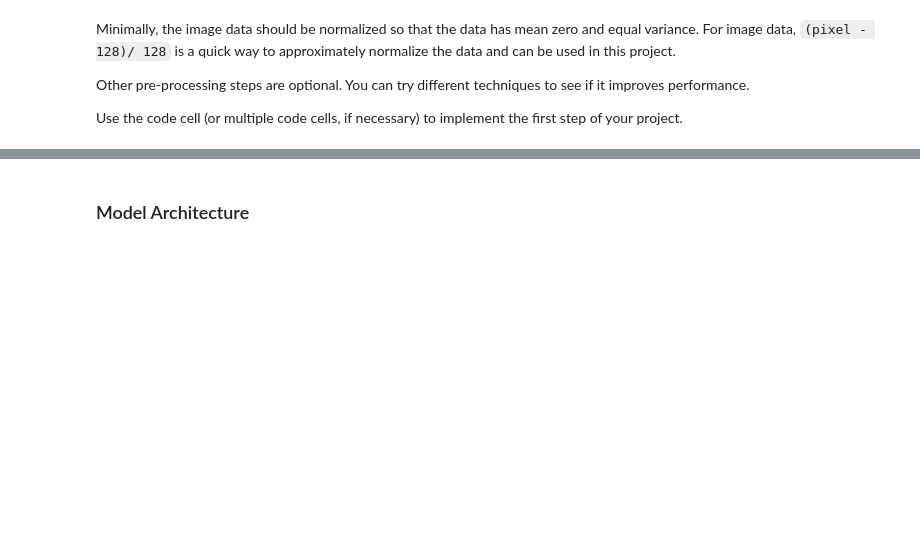
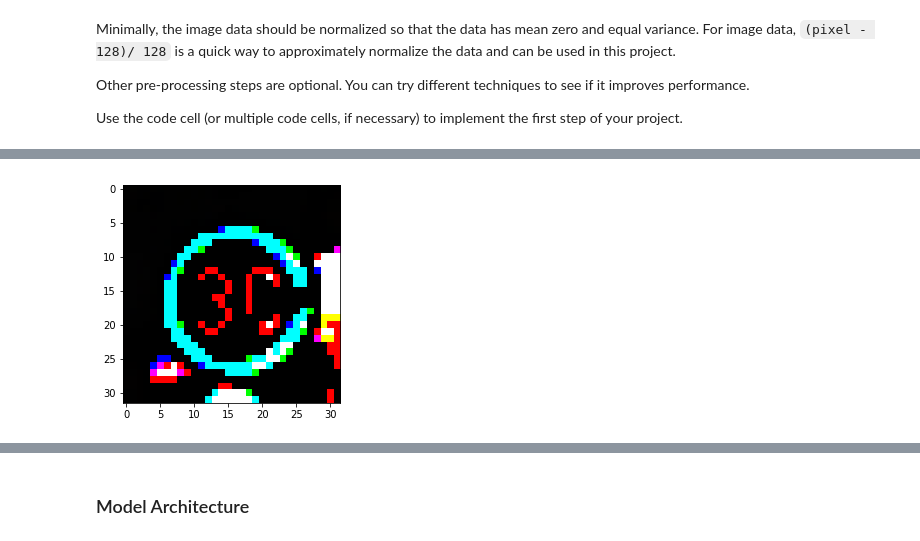
Before and after one commit to AlexSchizoid/CarND-Traffic-Sign-Classifier-Project, a Jupyter notebook: Traffic_Sign_Classifier.ipynb, the cells around one changed output, grey strips where cells are left out. Cells and saved outputs as stored; diff of their text form; code cells hidden in the pictures; blank space fills up the shorter version.

```diff
--- a/Traffic_Sign_Classifier.ipynb
+++ b/Traffic_Sign_Classifier.ipynb
@@ -537,0 +549,37 @@ Use the code cell (or multiple code cells, if necessary) to implement the first
+# %%
+#a = (X_train[2234]/ 255 * 0.8) + 0.1
+
+def normalize(image):
+
+    for i in range(3):
+        mean = np.mean(image[:,:,i])
+        std = np.std(image[:,:,i])
+        image[:,:,i] = (image[:,:,i]-mean)/std
+        #image[:,:,i] = (image[:,:,i]/ 255 * 0.8) + 0.1
+        #image[:,:,i] = image[:,:,i]/mean
+    return image
+
+image =np.empty_like (X_train[2234])
+np.copyto(image, X_train[2234])
+image = normalize(image)
+
+#mean = np.mean(X_train[2234][0])
+#std = np.std(X_train[2234][0])
+#a = X_train[2234]
+#print(a)
+#a[:,:,0] = (a[:,:,0]-mean)/std
+
+#mean = np.mean(X_train[2234][1])
+#std = np.std(X_train[2234][1])
+#a[:,:,1] = (a[:,:,1]-mean)/std
+
+#mean = np.mean(X_train[2234][2])
+#std = np.std(X_train[2234][2])
+#a[:,:,2] = (a[:,:,2]-mean)/std
+
+#print(a.shape)
+plt.figure()
+plt.imshow(image)
+plt.show()
+# %% [output]
+[figure, added]
```
Also changed, not shown: parts of 3 cells of this notebook.
